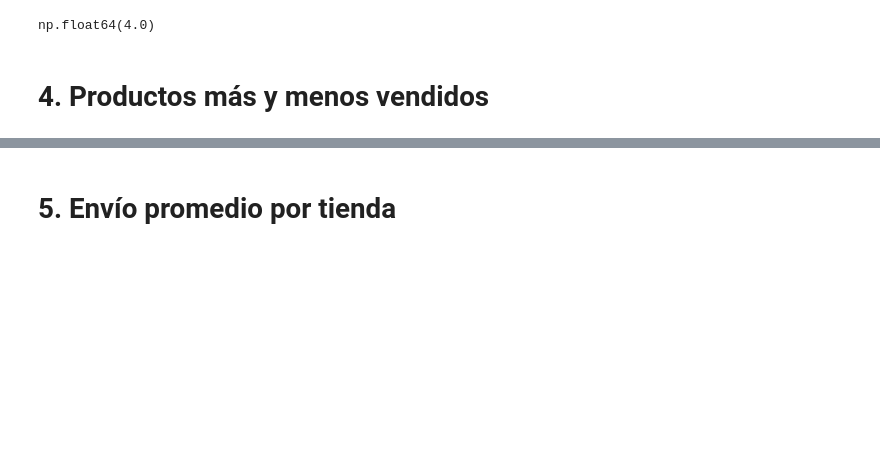
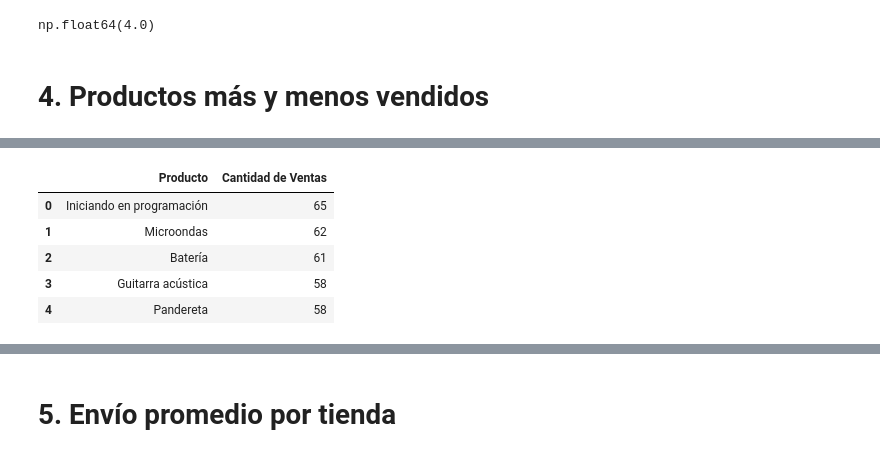
Before and after one commit to brunod02/Challenge-Data-Science, a Jupyter notebook: AluraStoreLatam.ipynb, the cells around one changed output, grey strips where cells are left out. Drawn from its saved outputs; the diff is of its cells as text; code cells hidden in the pictures; blank space fills up the shorter version.

```diff
--- a/AluraStoreLatam.ipynb
+++ b/AluraStoreLatam.ipynb
@@ -234,0 +225,13 @@ dtype: int64
+# %%
+productos_mas1 = tiendas2['Producto'].value_counts().head(5)
+productos_mas1_df = productos_mas1.reset_index()
+productos_mas1_df = productos_mas1_df.rename(columns={'count': 'Cantidad de Ventas'})
+mas_vendido1 = productos_mas1_df
+mas_vendido1
+# %% [output]
+|  | Producto | Cantidad de Ventas |
+| 0 | Iniciando en programación | 65 |
+| 1 | Microondas | 62 |
+| 2 | Batería | 61 |
+| 3 | Guitarra acústica | 58 |
+| 4 | Pandereta | 58 |
```
Also changed, not shown: parts of 5 cells of this notebook.
